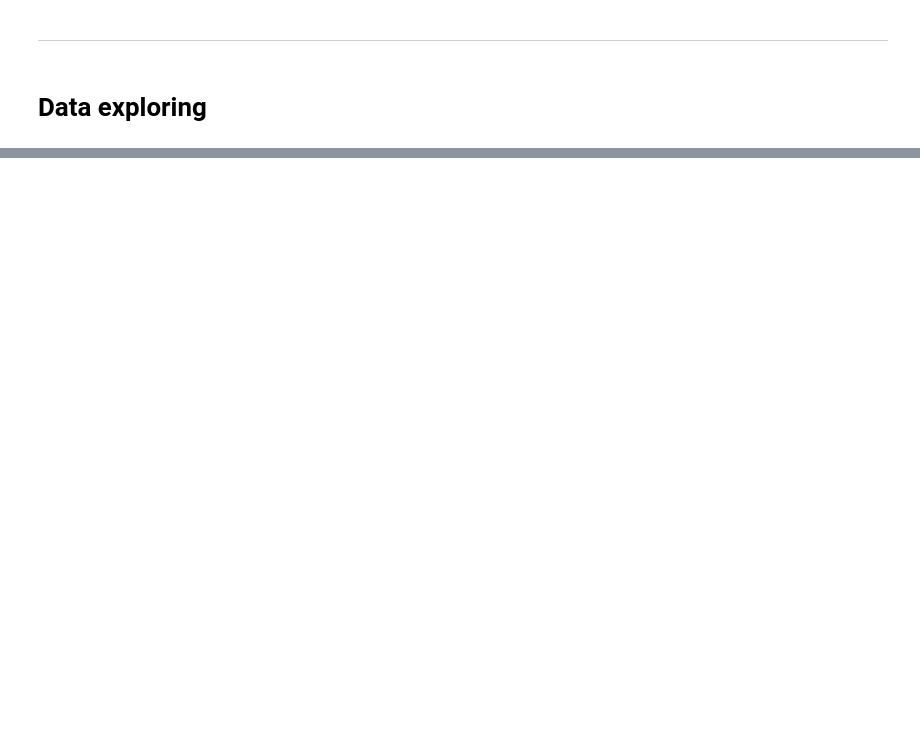
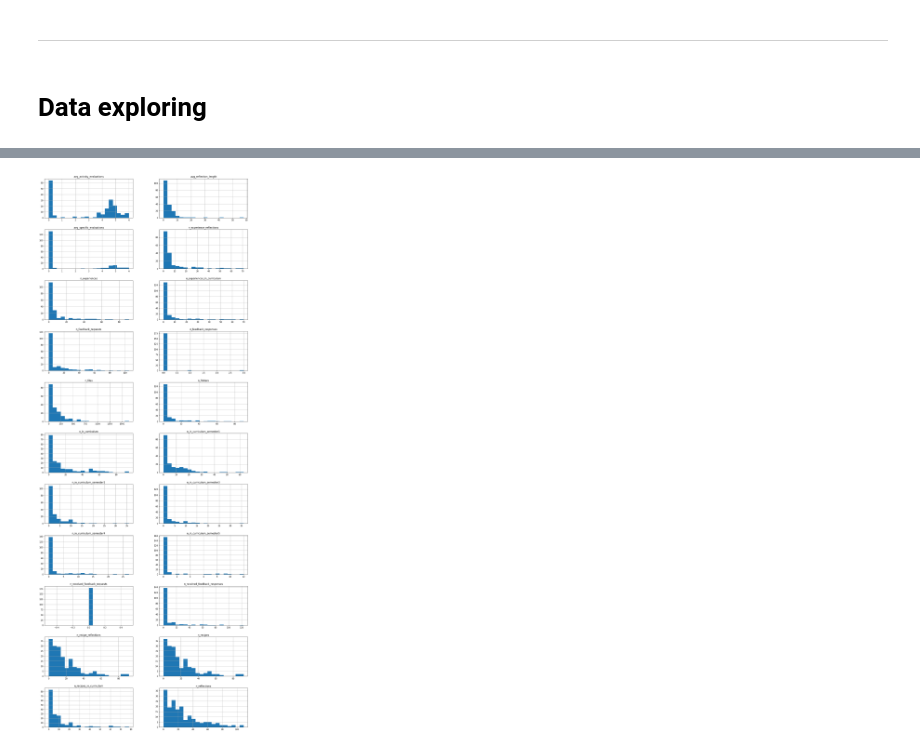
Before and after one commit to pietroairaghi/dualt_analysis, a Jupyter notebook: notebooks/preprocess_pipeline.ipynb, the cells around one changed output, grey strips where cells are left out. Drawn from its saved outputs; the diff is of its cells as text; code cells hidden in the pictures; blank space fills up the shorter version.

```diff
--- a/notebooks/preprocess_pipeline.ipynb
+++ b/notebooks/preprocess_pipeline.ipynb
@@ -49,11 +53,13 @@ users.replace({"user_type":vals_to_replace}, inplace=True)
 # %%
 # One hot for user_type
 users = pd.concat(
-                [users.loc[:, :'archived'],
+                [users.loc[:, :'user_type'],
                  (users['user_type'].str.split('\s*,\s*', expand=True)
                    .stack()
                    .str.get_dummies()
                    .sum(level=0)),
                  users.loc[:, 'classes':]],
                 axis=1)
+# %%
+interval_features = users_info[users_info['type']=='interval'].index.tolist()
 # %%
@@ -94,0 +127,4 @@ activities_info
+# %%
+hist = students[interval_features].hist(bins=20,figsize=[18,50],layout=(11,2))
+# %% [output]
+[figure, added]
```
Also changed, not shown: parts of 16 cells of this notebook, 3 other files.
